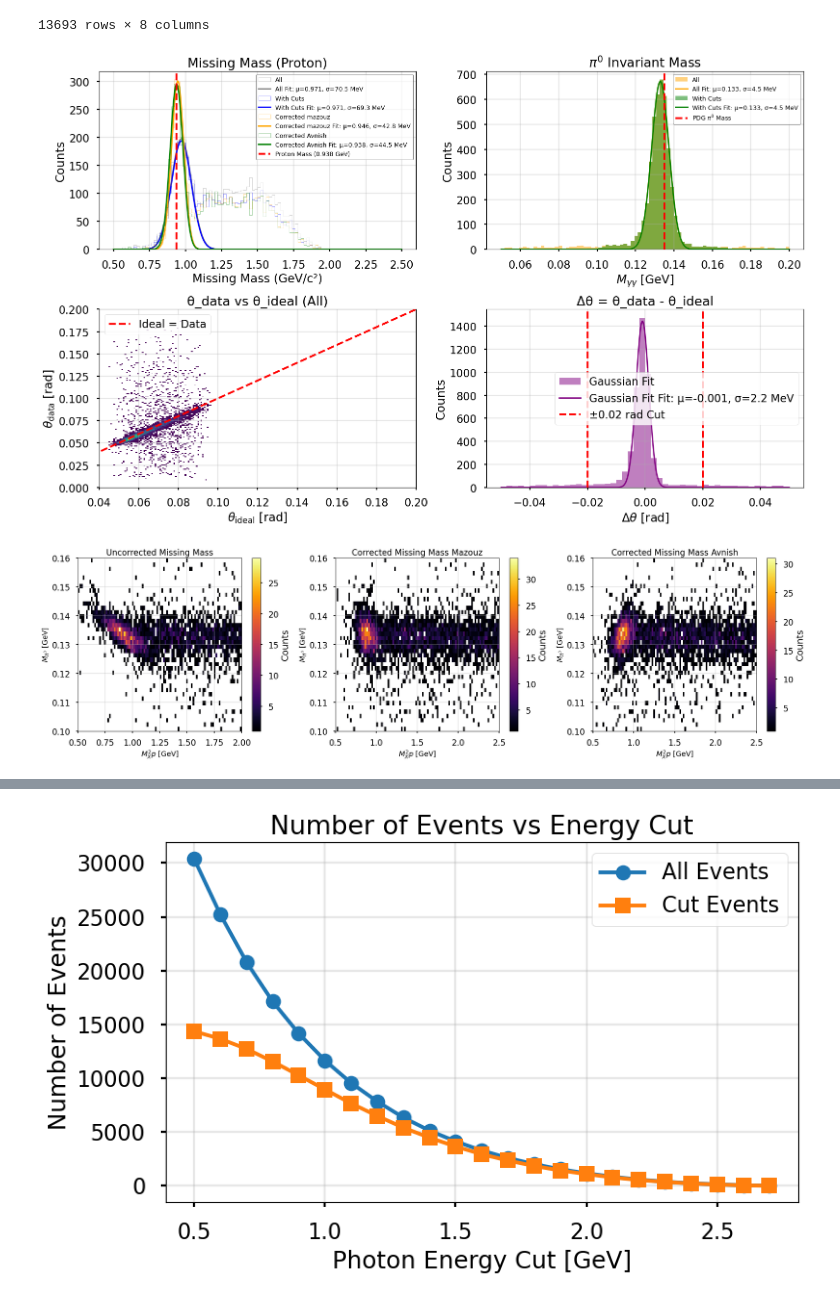
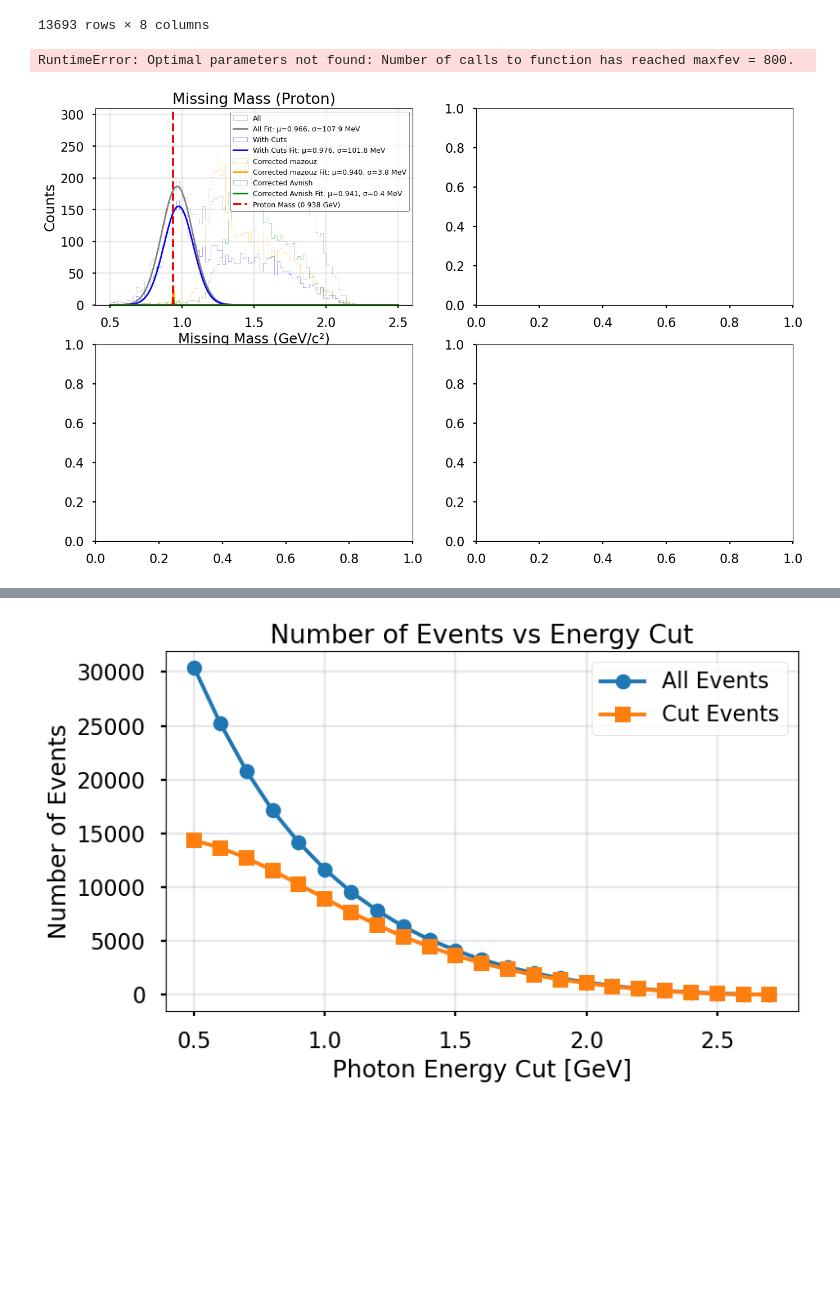
Before and after one commit to avnishphy/nps_analysis, a Jupyter notebook: pi0_analysis/exclusive_pi0_batch_ultrafast.ipynb, the cells around one changed output, grey strips where cells are left out. Saved outputs shown, nothing was run; the diff lists cells and outputs as text; code cells hidden in the pictures; blank space fills up the shorter version.

```diff
--- a/pi0_analysis/exclusive_pi0_batch_ultrafast.ipynb
+++ b/pi0_analysis/exclusive_pi0_batch_ultrafast.ipynb
@@ -420,7 +420,7 @@ import matplotlib.pyplot as plt
 from scipy.optimize import curve_fit
 
 # Load data
-df = pd.read_csv("exclusive_pi0_proton_data_energycut_1.4.csv")
+df = pd.read_csv("./csv_files/exclusive_pi0_proton_data_energycut_1.0_4398.csv")
 
 # Extract relevant columns
 miss_pr_all = df.loc[(df["missing_mass_pr_all"] > 0) & (df["invariant_mass_pi0_all"] > 0), "missing_mass_pr_all"].dropna()
@@ -658,35 +658,35 @@ h3 = axs[2].hist2d(miss_pr_corr_avnish**2, pi0_cut,
                    bins=(100, 40), range=[[0.5, 2.5], [0.1, 0.16]],
                    cmap='inferno', cmin=1)
 fig.colorbar(h3[3], ax=axs[2], label='Counts')
 
 # Xcenters3 = 0.5 * (h3[1][1:] + h3[1][:-1])
 # Ycenters3 = 0.5 * (h3[2][1:] + h3[2][:-1])
 # X3, Y3 = np.meshgrid(Xcenters3, Ycenters3)
 # axs[2].contour(X3, Y3, h3[0].T, colors='white', linewidths=0.8, levels=6)
 
 axs[2].set_xlabel(r"$M_X^2p$ [GeV]", fontsize=14)
 axs[2].set_ylabel(r"$M_{\pi^0}$ [GeV]", fontsize=14)
 axs[2].set_title("Corrected Missing Mass Avnish", fontsize=16)
 axs[2].grid(alpha=0.3)
 plt.tight_layout()
 plt.show()
 
 # # Correlation between proton missing mass and pi0 invariant mass
 # plt.figure(figsize=(7, 5))
 # plt.hist2d(miss_pr_corr_avnish**2, pi0_cut,
 #            bins=(100, 40), range=[[0.5, 2.0], [0.1, 0.16]],
 #            cmap='inferno', cmin=1)
 # plt.colorbar(label='Counts')
 # plt.xlabel(r"$M_X^2p$ [GeV]", fontsize=14)  # Proton missing mass
 # plt.ylabel(r"$M_{\pi^0}$ [GeV]", fontsize=14)  # Pi0 invariant mass
 # plt.title(r"$M_{\pi^0}$ vs $M_X^2p$ for Exclusive $\pi^0$ Events", fontsize=16)
 # plt.grid(alpha=0.3)
 # plt.tight_layout()
 # # plt.savefig("pi0_vs_missing_mass.png", dpi=150)
 # plt.show()
 # %% [output]
+RuntimeError: Optimal parameters not found: Number of calls to function has reached maxfev = 800.
-[figure, old version]
+[figure, new version]
-[figure, removed]
 # %%
 import pandas as pd
 import numpy as np
```
Also changed, not shown: parts of 2 cells of this notebook, 3 other files.
